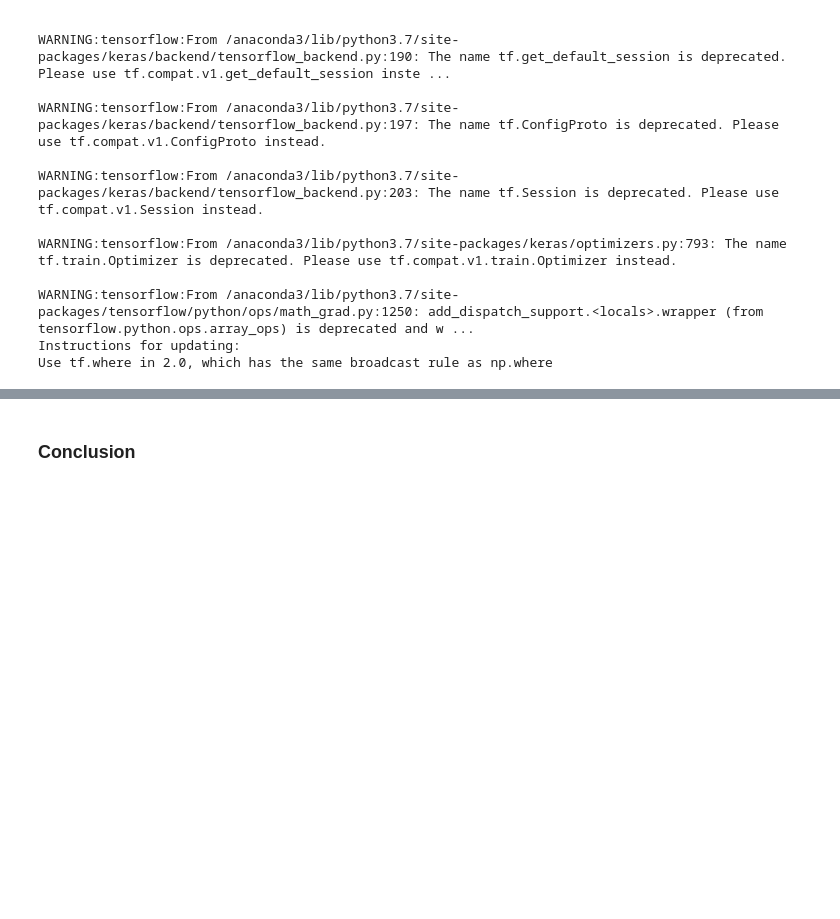
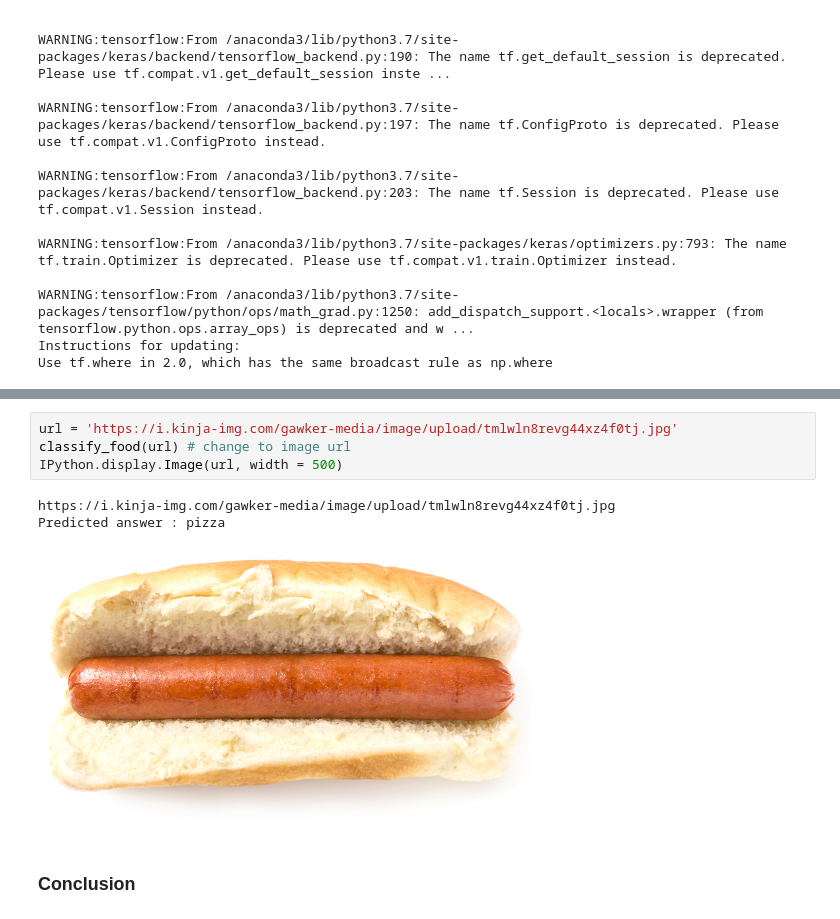
Before and after one commit to jacob5412/Food-Classification-from-Images, a Jupyter notebook: Output.ipynb, the cells around one changed output, grey strips where cells are left out. Drawn from its saved outputs; the diff is of its cells as text; blank space fills up the shorter version.

```diff
--- a/Output.ipynb
+++ b/Output.ipynb
@@ -211,3 +234,11 @@ Predicted answer : pizza
+# %%
+url = 'https://i.kinja-img.com/gawker-media/image/upload/tmlwln8revg44xz4f0tj.jpg'
+classify_food(url) # change to image url
+IPython.display.Image(url, width = 500)
+# %% [output]
+https://i.kinja-img.com/gawker-media/image/upload/tmlwln8revg44xz4f0tj.jpg
+Predicted answer : pizza
+[figure, added]
 # %% [markdown]
 ### Conclusion
 # %% [markdown]
```
Also changed, not shown: parts of 5 cells of this notebook.
